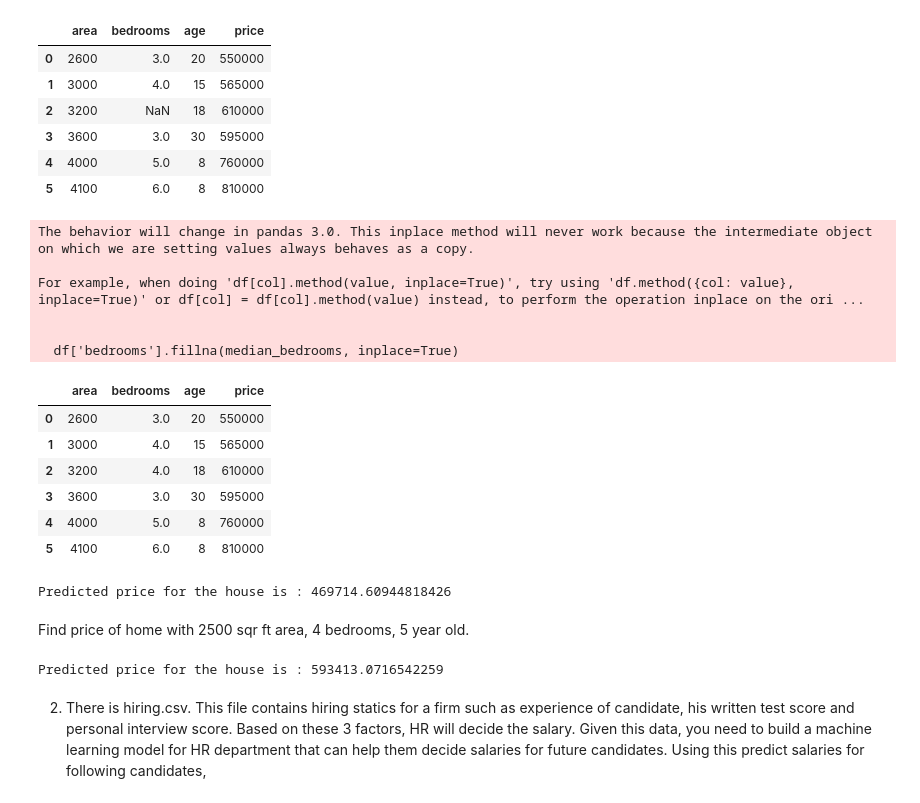
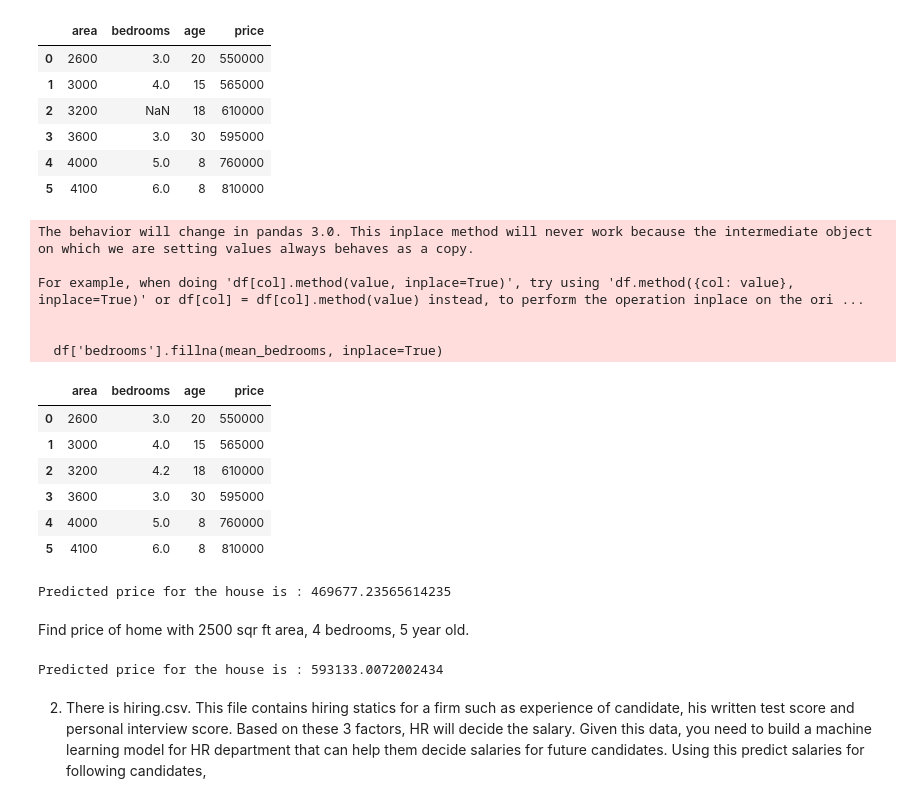
Before and after one commit to Kushagrarajsinghavisoft/Daily-works, a Jupyter notebook: March/19-03-2024/19-03-2024.ipynb, the cells around one changed output. Saved outputs shown, nothing was run; the diff lists cells and outputs as text; code cells hidden in the pictures.

```diff
--- a/March/19-03-2024/19-03-2024.ipynb
+++ b/March/19-03-2024/19-03-2024.ipynb
@@ -24,20 +24,20 @@ df
 | 5 | 4100 | 6.0 | 8 | 810000 |
 # %%
 #filling the null values with median
-median_bedrooms = df['bedrooms'].median()
-df['bedrooms'].fillna(median_bedrooms, inplace=True)
+mean_bedrooms = df['bedrooms'].mean()
+df['bedrooms'].fillna(mean_bedrooms, inplace=True)
 df
 # %% [output]
 The behavior will change in pandas 3.0. This inplace method will never work because the intermediate object on which we are setting values always behaves as a copy.
 
 For example, when doing 'df[col].method(value, inplace=True)', try using 'df.method({col: value}, inplace=True)' or df[col] = df[col].method(value) instead, to perform the operation inplace on the ori ...
 
 
-  df['bedrooms'].fillna(median_bedrooms, inplace=True)
+  df['bedrooms'].fillna(mean_bedrooms, inplace=True)
 |  | area | bedrooms | age | price |
 | 0 | 2600 | 3.0 | 20 | 550000 |
 | 1 | 3000 | 4.0 | 15 | 565000 |
-| 2 | 3200 | 4.0 | 18 | 610000 |
+| 2 | 3200 | 4.2 | 18 | 610000 |
 | 3 | 3600 | 3.0 | 30 | 595000 |
 | 4 | 4000 | 5.0 | 8 | 760000 |
 | 5 | 4100 | 6.0 | 8 | 810000 |
@@ -58,7 +58,7 @@ new_values=[[3000,3,40]]
 predictions=model.predict(new_values)
 print(f'Predicted price for the house is : {predictions[0]}')
 # %% [output]
-Predicted price for the house is : 469714.60944818426
+Predicted price for the house is : 469677.23565614235
 # %% [markdown]
 Find price of home with 2500 sqr ft area, 4 bedrooms, 5 year old.
 # %%
@@ -67,7 +67,7 @@ second_values_to_predict=[[2500,4,5]]
 new_prediction=model.predict(second_values_to_predict)
 print(f'Predicted price for the house is : {new_prediction[0]}')
 # %% [output]
-Predicted price for the house is : 593413.0716542259
+Predicted price for the house is : 593133.0072002434
 # %% [markdown]
 2. There is hiring.csv. This file contains hiring statics for a firm such as experience of candidate, his written test score and personal interview score. Based on these 3 factors, HR will decide the salary. Given this data, you need to build a machine learning model for HR department that can help them decide salaries for future candidates. Using this predict salaries for following candidates,
 # %%
```
Also changed, not shown: parts of 3 cells of this notebook.
